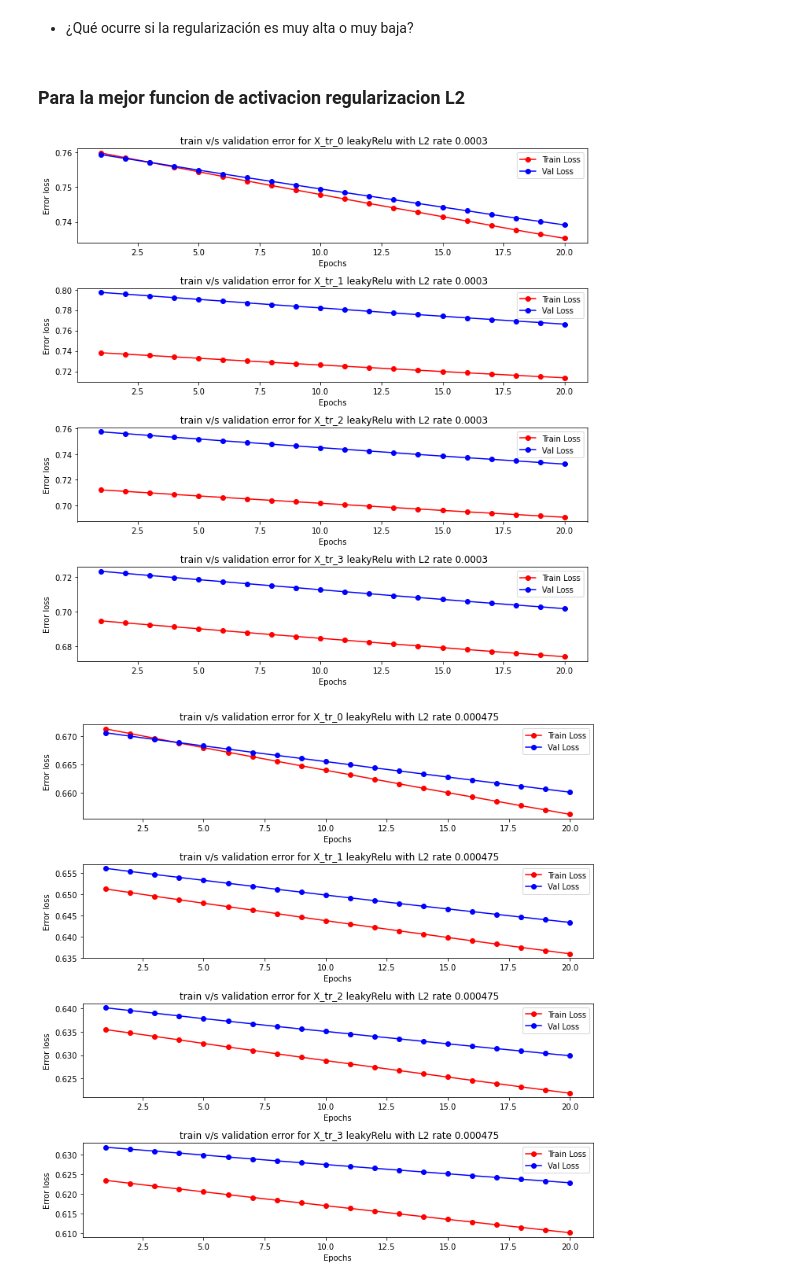
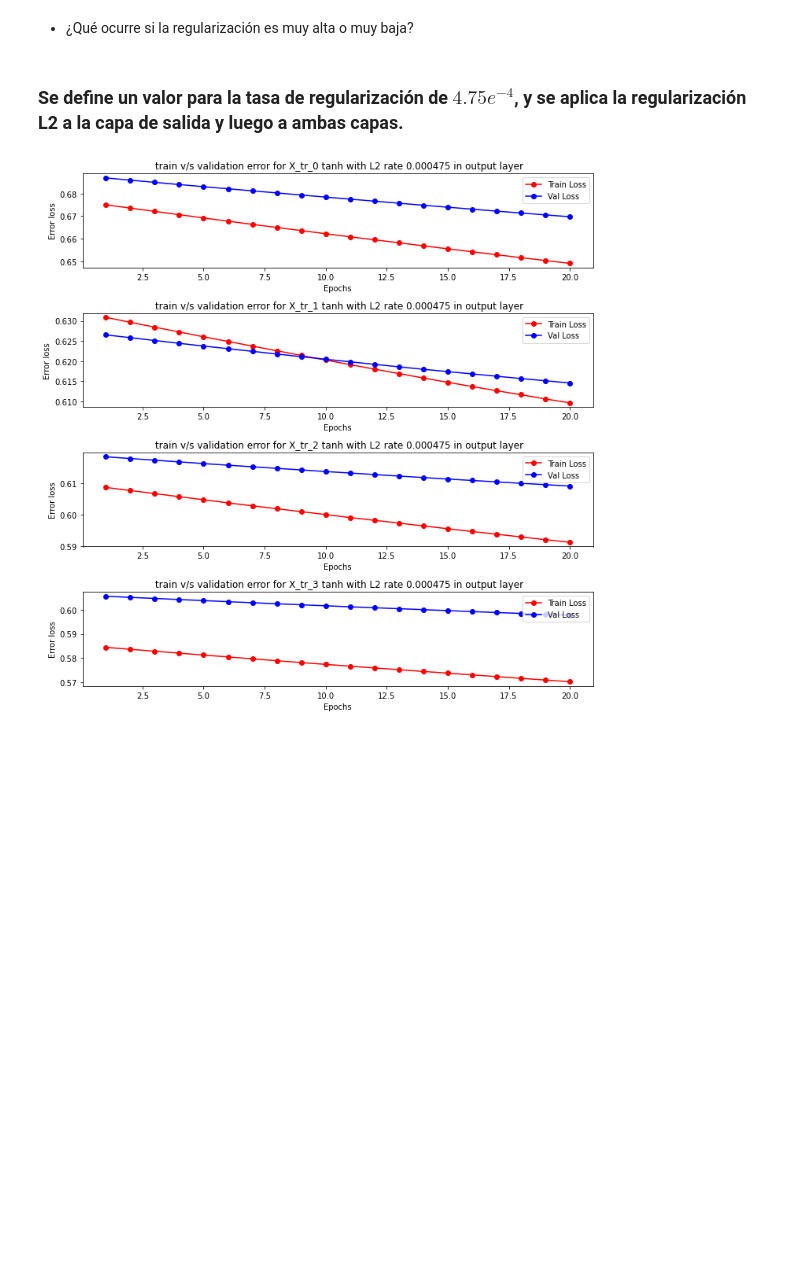
Before and after one commit to yeriel/Latin_accent_classifications, a Jupyter notebook: Tarea_Guiada_1.ipynb, the cells around one changed output. Drawn from its saved outputs; the diff is of its cells as text; code cells hidden in the pictures; blank space fills up the shorter version.

```diff
--- a/Tarea_Guiada_1.ipynb
+++ b/Tarea_Guiada_1.ipynb
@@ -581,0 +586,20 @@ for rate_ in rates:
+# %%
+fun = 'tanh'
+learningRate = 2e-4
+rates = np.linspace(3e-4,1e-3,num=5)
+
+for rate_ in rates:
+    model = modelANN(function=fun, regularizer = 'l2', rate=rate_)
+    model.compile(tf.keras.optimizers.SGD(learning_rate=learningRate),
+                  loss = tf.keras.losses.BinaryCrossentropy(),
+                  metrics = tf.keras.metrics.BinaryAccuracy())
+
+    histories = []
+    for i in range(4):
+        val = f'X_val_{i}'
+        tr = f'X_tr_{i}'
+        histories.append(model.fit(X[tr], y_tr, epochs=20,
+                                validation_data=(X[val],y_val),
+                                verbose = 0))
+
+    plotErrors(histories, name=f'{fun} with L2 rate {rate_}')
@@ -582,27 +612,26 @@ for rate_ in rates:
 # %% [markdown]
 - ¿Qué ocurre si la regularización es muy alta o muy baja?
-# %% [markdown]
-### Para la mejor funcion de activacion regularizacion L2
+# %% [markdown]
+### Se define un valor para la tasa de regularización de $4.75 e^{-4} $, y se aplica la regularización L2 a la capa de salida y luego a ambas capas.
 # %%
-fun = 'leakyRelu'
+# Only output layer with L2
+fun = 'tanh'
 learningRate = 2e-4
-rates = np.linspace(3e-4,1e-3,num=5)
+rate_ = 4.75e-4
 
-for rate_ in rates:
-    model = modelANN(function=fun, regularizer = 'l2', rate=rate_)
-    model.compile(tf.keras.optimizers.SGD(learning_rate=learningRate),
-                  loss = tf.keras.losses.BinaryCrossentropy(),
-                  metrics = tf.keras.metrics.BinaryAccuracy())
+model = modelANN(function=fun, regularizer = 'l2', rate=rate_)
+model.compile(tf.keras.optimizers.SGD(learning_rate=learningRate),
+              loss = tf.keras.losses.BinaryCrossentropy(),
+              metrics = tf.keras.metrics.BinaryAccuracy())
 
-    histories = []
-    for i in range(4):
-        val = f'X_val_{i}'
-        tr = f'X_tr_{i}'
-        histories.append(model.fit(X[tr], y_tr, epochs=20,
-                                validation_data=(X[val],y_val),
-                                verbose = 0))
+histories = []
+for i in range(4):
+    val = f'X_val_{i}'
+    tr = f'X_tr_{i}'
+    histories.append(model.fit(X[tr], y_tr, epochs=20,
+                            validation_data=(X[val],y_val),
+                            verbose = 0))
 
-    plotErrors(histories, name=f'{fun} with L2 rate {rate_}')
+plotErrors(histories, name=f'{fun} with L2 rate {rate_} in output layer')
 # %% [output]
-[figure, old version]
+[figure, new version]
-[figure, removed]
```
Also changed, not shown: parts of 17 cells of this notebook.
